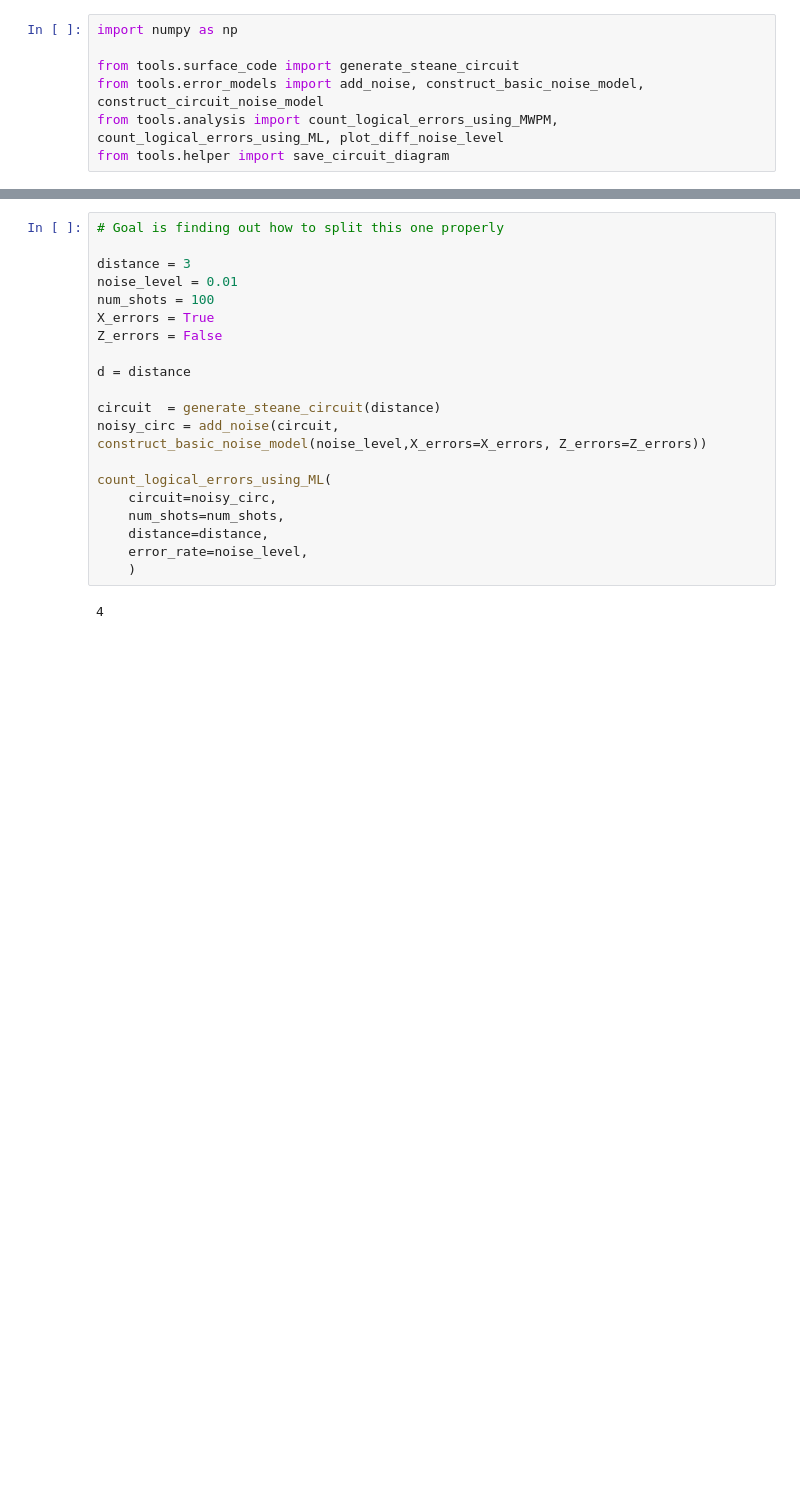
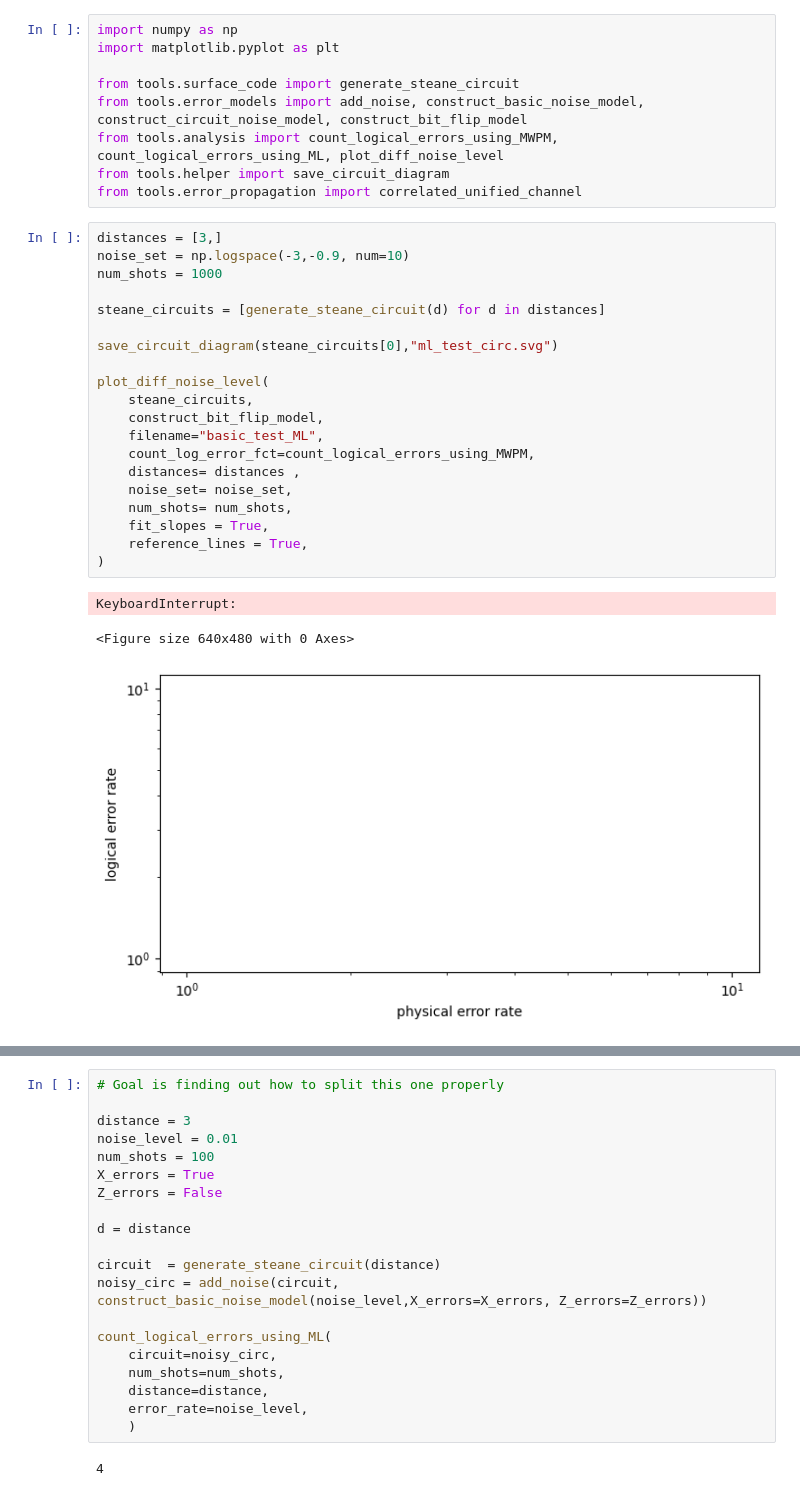
Before and after one commit to leonardlux/MasterArbeit, a Jupyter notebook: code/new_start/testing.ipynb, the cells around one changed output, grey strips where cells are left out. Cells and saved outputs as stored; diff of their text form; blank space fills up the shorter version.

```diff
--- a/code/new_start/testing.ipynb
+++ b/code/new_start/testing.ipynb
@@ -1,8 +1,34 @@
 # %%
 import numpy as np
+import matplotlib.pyplot as plt
 
 from tools.surface_code import generate_steane_circuit
-from tools.error_models import add_noise, construct_basic_noise_model, construct_circuit_noise_model
+from tools.error_models import add_noise, construct_basic_noise_model, construct_circuit_noise_model, construct_bit_flip_model
 from tools.analysis import count_logical_errors_using_MWPM, count_logical_errors_using_ML, plot_diff_noise_level
 from tools.helper import save_circuit_diagram
+from tools.error_propagation import correlated_unified_channel
+# %%
+distances = [3,]
+noise_set = np.logspace(-3,-0.9, num=10)
+num_shots = 1000
+
+steane_circuits = [generate_steane_circuit(d) for d in distances]
+
+save_circuit_diagram(steane_circuits[0],"ml_test_circ.svg")
+
+plot_diff_noise_level(
+    steane_circuits,
+    construct_bit_flip_model,
+    filename="basic_test_ML",
+    count_log_error_fct=count_logical_errors_using_MWPM,
+    distances= distances ,
+    noise_set= noise_set,
+    num_shots= num_shots,
+    fit_slopes = True,
+    reference_lines = True,
+)
+# %% [output]
+KeyboardInterrupt:
+<Figure size 640x480 with 0 Axes>
+[figure, added]
 # %%
```
Also changed, not shown: parts of 7 cells of this notebook, 6 other files.
